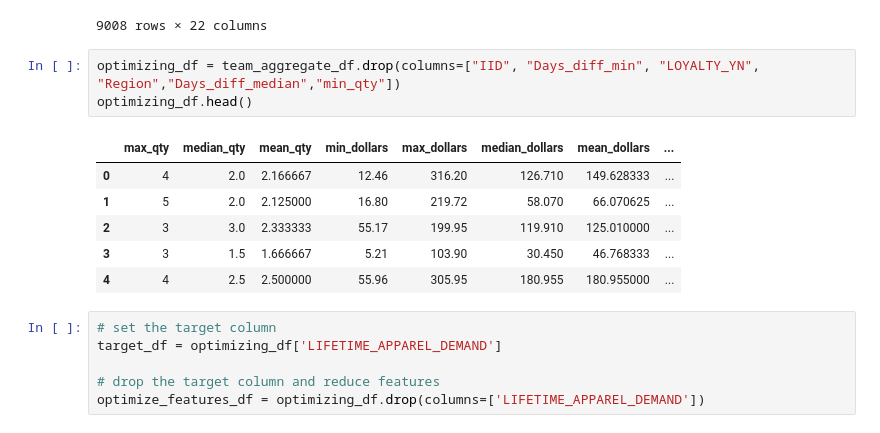
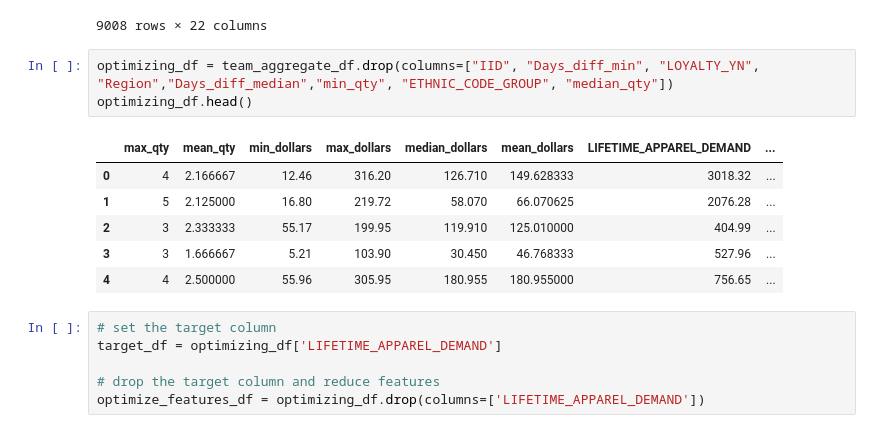
Before and after one commit to mwehner2022/Retail_Analysis, a Jupyter notebook: Regression_Optimized.ipynb, the cells around one changed output. Saved outputs shown, nothing was run; the diff lists cells and outputs as text.

```diff
--- a/Regression_Optimized.ipynb
+++ b/Regression_Optimized.ipynb
@@ -69,15 +69,15 @@ team_aggregate_df
 | 9007 | 0115TZXTL34RJD | 1 | 4 | 2.0 | 1.924528 | 61.60 | 434.00 | 188.800 | ... |
 9008 rows × 22 columns
 # %%
-optimizing_df = team_aggregate_df.drop(columns=["IID", "Days_diff_min", "LOYALTY_YN", "Region","Days_diff_median","min_qty"])
+optimizing_df = team_aggregate_df.drop(columns=["IID", "Days_diff_min", "LOYALTY_YN", "Region","Days_diff_median","min_qty", "ETHNIC_CODE_GROUP", "median_qty"])
 optimizing_df.head()
 # %% [output]
-|  | max_qty | median_qty | mean_qty | min_dollars | max_dollars | median_dollars | mean_dollars | ... |
-| 0 | 4 | 2.0 | 2.166667 | 12.46 | 316.20 | 126.710 | 149.628333 | ... |
-| 1 | 5 | 2.0 | 2.125000 | 16.80 | 219.72 | 58.070 | 66.070625 | ... |
-| 2 | 3 | 3.0 | 2.333333 | 55.17 | 199.95 | 119.910 | 125.010000 | ... |
-| 3 | 3 | 1.5 | 1.666667 | 5.21 | 103.90 | 30.450 | 46.768333 | ... |
-| 4 | 4 | 2.5 | 2.500000 | 55.96 | 305.95 | 180.955 | 180.955000 | ... |
+|  | max_qty | mean_qty | min_dollars | max_dollars | median_dollars | mean_dollars | LIFETIME_APPAREL_DEMAND | ... |
+| 0 | 4 | 2.166667 | 12.46 | 316.20 | 126.710 | 149.628333 | 3018.32 | ... |
+| 1 | 5 | 2.125000 | 16.80 | 219.72 | 58.070 | 66.070625 | 2076.28 | ... |
+| 2 | 3 | 2.333333 | 55.17 | 199.95 | 119.910 | 125.010000 | 404.99 | ... |
+| 3 | 3 | 1.666667 | 5.21 | 103.90 | 30.450 | 46.768333 | 527.96 | ... |
+| 4 | 4 | 2.500000 | 55.96 | 305.95 | 180.955 | 180.955000 | 756.65 | ... |
 # %%
 # set the target column
 target_df = optimizing_df['LIFETIME_APPAREL_DEMAND']
```
Also changed, not shown: parts of 11 cells of this notebook.
